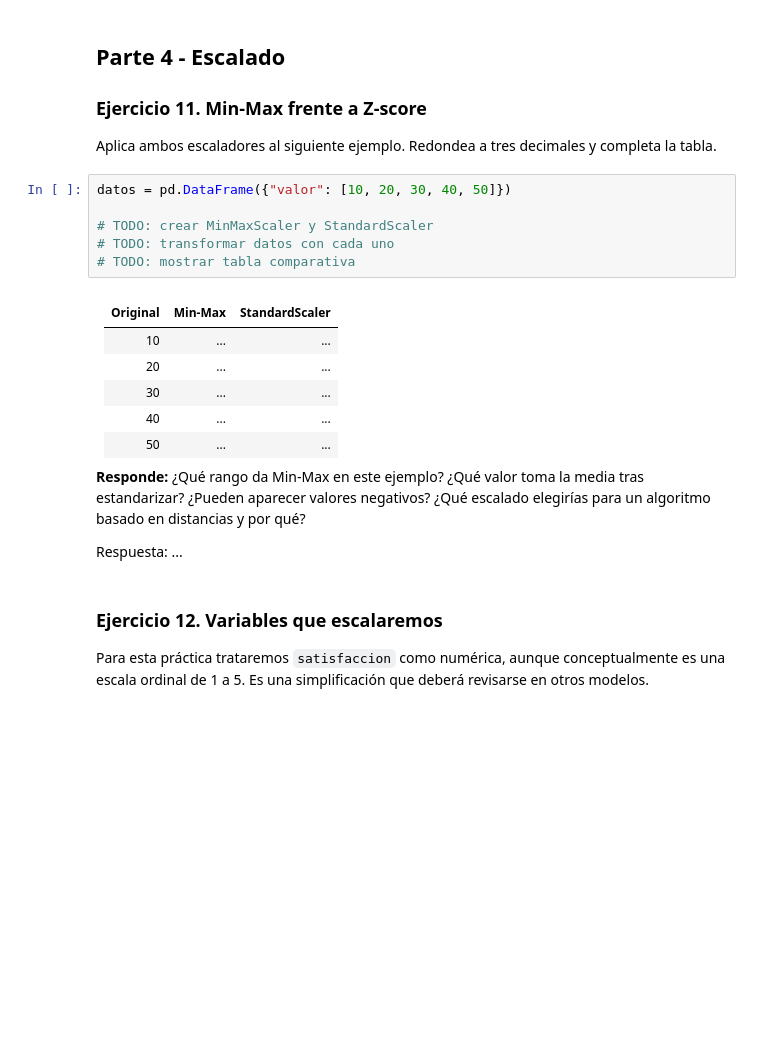
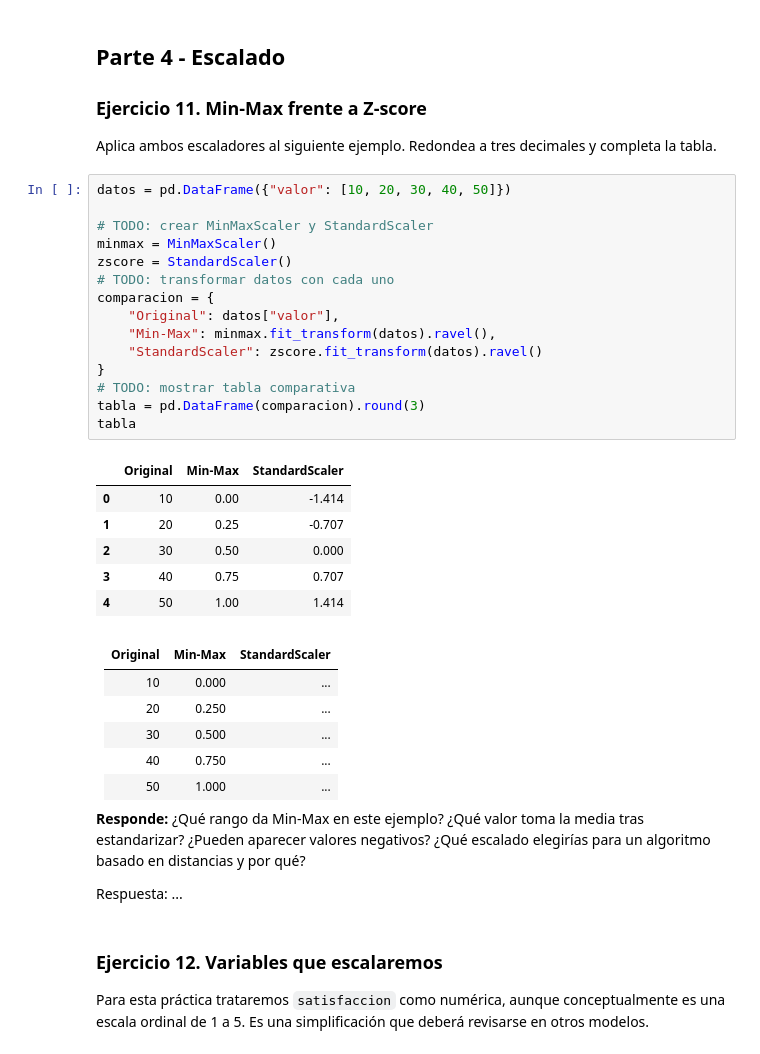
Before and after one commit to mmartinezvaras/s_aprendizaje, a Jupyter notebook: Notebooks S.aprendizaje/UD2/Practica_06.ipynb, the cells around one changed output. Saved outputs shown, nothing was run; the diff lists cells and outputs as text; blank space fills up the shorter version.

```diff
--- a/Notebooks S.aprendizaje/UD2/Practica_06.ipynb
+++ b/Notebooks S.aprendizaje/UD2/Practica_06.ipynb
@@ -231,17 +321,33 @@ Aplica ambos escaladores al siguiente ejemplo. Redondea a tres decimales y compl
 # %%
 datos = pd.DataFrame({"valor": [10, 20, 30, 40, 50]})
 
 # TODO: crear MinMaxScaler y StandardScaler
+minmax = MinMaxScaler()
+zscore = StandardScaler()
 # TODO: transformar datos con cada uno
+comparacion = {
+    "Original": datos["valor"],
+    "Min-Max": minmax.fit_transform(datos).ravel(),
+    "StandardScaler": zscore.fit_transform(datos).ravel()
+}
 # TODO: mostrar tabla comparativa
+tabla = pd.DataFrame(comparacion).round(3)
+tabla
+# %% [output]
+|  | Original | Min-Max | StandardScaler |
+| 0 | 10 | 0.00 | -1.414 |
+| 1 | 20 | 0.25 | -0.707 |
+| 2 | 30 | 0.50 | 0.000 |
+| 3 | 40 | 0.75 | 0.707 |
+| 4 | 50 | 1.00 | 1.414 |
 # %% [markdown]
 | Original | Min-Max | StandardScaler |
 |---:|---:|---:|
-| 10 | ... | ... |
-| 20 | ... | ... |
-| 30 | ... | ... |
-| 40 | ... | ... |
-| 50 | ... | ... |
+| 10 | 0.000 | ... |
+| 20 | 0.250 | ... |
+| 30 | 0.500 | ... |
+| 40 | 0.750 | ... |
+| 50 | 1.000 | ... |
 
 **Responde:** ¿Qué rango da Min-Max en este ejemplo? ¿Qué valor toma la media tras estandarizar? ¿Pueden aparecer valores negativos? ¿Qué escalado elegirías para un algoritmo basado en distancias y por qué?
 
```
Also changed, not shown: parts of 17 cells of this notebook, 13 other files.
